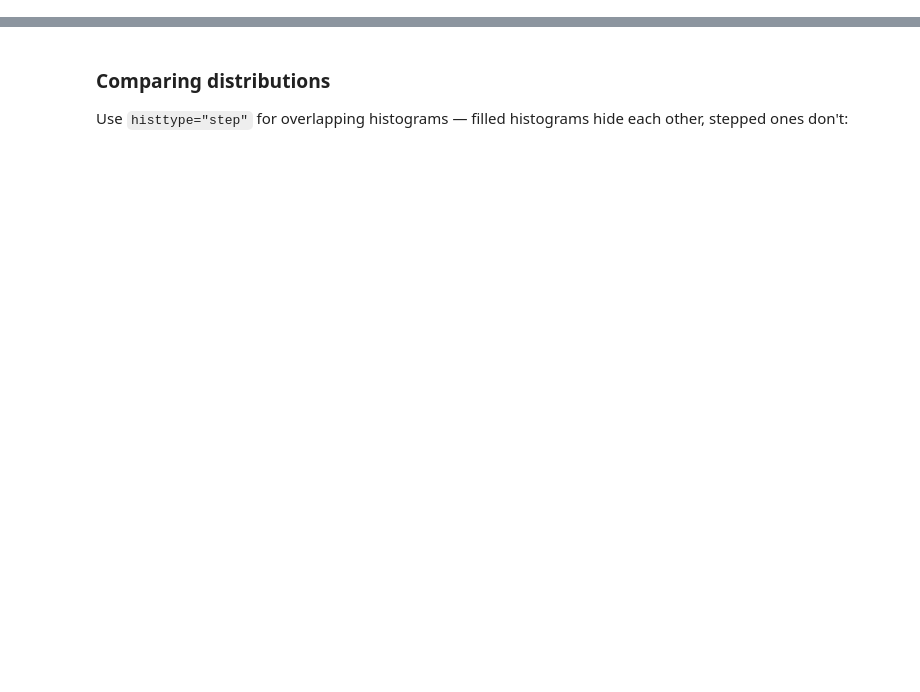
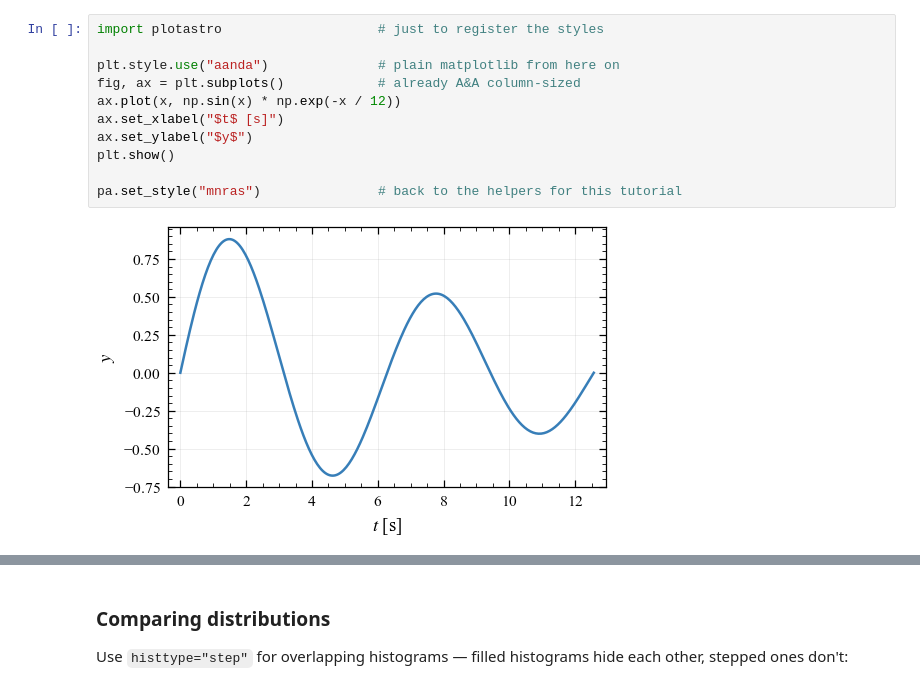
Before and after one commit to BehnoodBandi/plotastro, a Jupyter notebook: examples/tutorial.ipynb, the cells around one changed output, grey strips where cells are left out. Drawn from its saved outputs; the diff is of its cells as text; blank space fills up the shorter version.

```diff
--- a/examples/tutorial.ipynb
+++ b/examples/tutorial.ipynb
@@ -221,0 +79,13 @@ plt.show()
+# %%
+import plotastro                    # just to register the styles
+
+plt.style.use("aanda")              # plain matplotlib from here on
+fig, ax = plt.subplots()            # already A&A column-sized
+ax.plot(x, np.sin(x) * np.exp(-x / 12))
+ax.set_xlabel("$t$ [s]")
+ax.set_ylabel("$y$")
+plt.show()
+
+pa.set_style("mnras")               # back to the helpers for this tutorial
+# %% [output]
+[figure, added]
```
Also changed, not shown: parts of 66 cells of this notebook, 38 other files.
